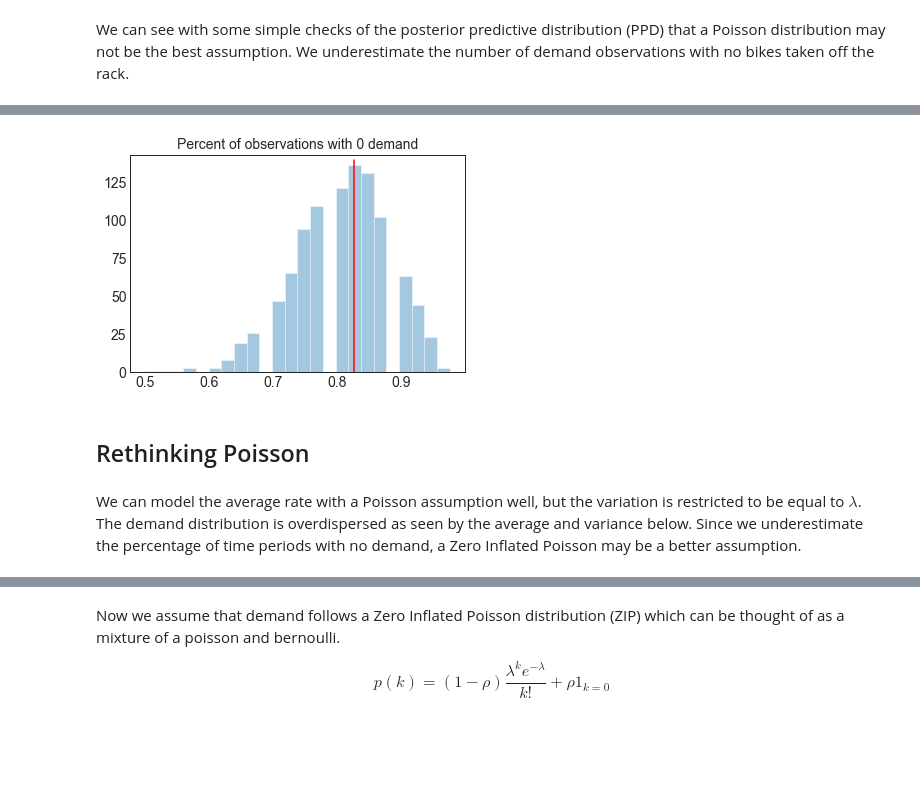
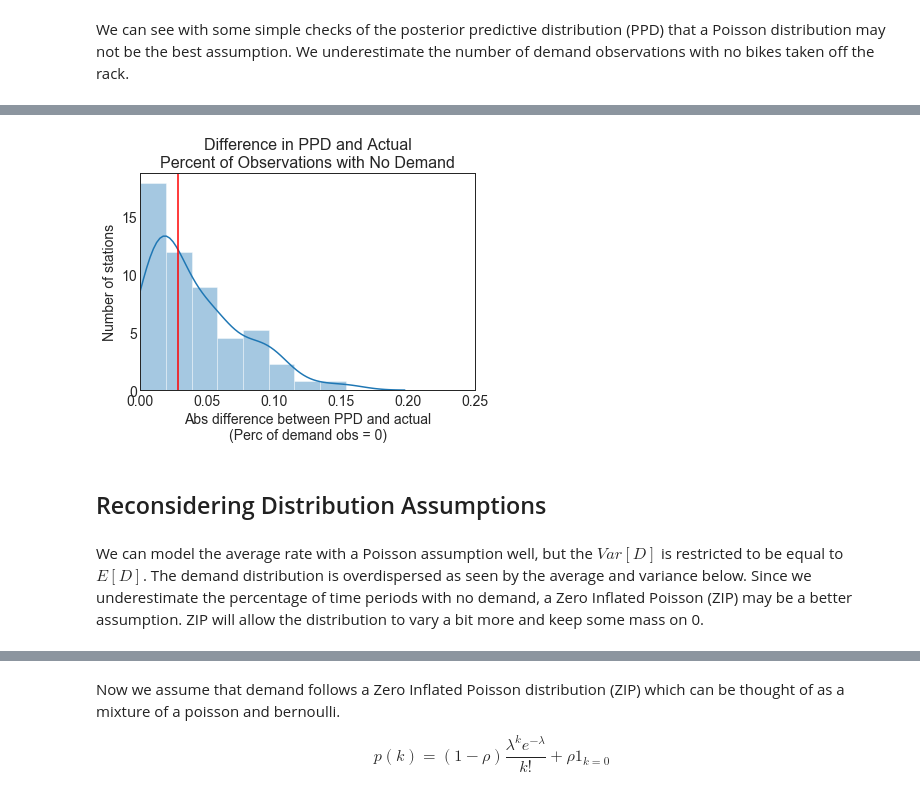
Before and after one commit to ssharpe42/probprog-finalproject, a Jupyter notebook: final-project/final-notebook.ipynb, the cells around one changed output, grey strips where cells are left out. Saved outputs shown, nothing was run; the diff lists cells and outputs as text; code cells hidden in the pictures; blank space fills up the shorter version.

Commit message:
changes to weather/combine notebook

```diff
--- a/final-project/final-notebook.ipynb
+++ b/final-project/final-notebook.ipynb
@@ -176,14 +202,18 @@ compare_test_statistic(test.demand.values, post_samples_base, stat=mean, title =
-# %%
-indx = (test.start_station_id==10)
-
-compare_test_statistic(test.demand.values[indx], post_samples_base[:,indx],
-                       stat=perc_0, title = 'Percent of observations with 0 demand')
-# %% [output]
-[figure, removed]
-# %% [markdown]
-## Rethinking Poisson
+# %%
+baseline_perc0_compare = stat_by_station(test, post_combined, stat = perc_0)
+sns.distplot(baseline_perc0_compare['diff'])
+plt.axvline(x=baseline_perc0_compare['diff'].median(), color='red', linestyle='-')
+plt.xlim((0,.25))
+plt.xlabel('Abs difference between PPD and actual\n(Perc of demand obs = 0)')
+plt.ylabel('Number of stations')
+plt.title('Difference in PPD and Actual\nPercent of Observations with No Demand', fontsize=16)
+plt.show()
+# %% [output]
+[figure, added]
+# %% [markdown]
+## Reconsidering Distribution Assumptions
 # %% [markdown]
-We can model the average rate with a Poisson assumption well, but the variation is restricted to be equal to $\lambda$. The demand distribution is overdispersed as seen by the average and variance below. Since we underestimate the percentage of time periods with no demand, a Zero Inflated Poisson may be a better assumption.
+We can model the average rate with a Poisson assumption well, but the  $Var[D]$ is restricted to be equal to $E[D]$. The demand distribution is overdispersed as seen by the average and variance below. Since we underestimate the percentage of time periods with no demand, a Zero Inflated Poisson (ZIP) may be a better assumption. ZIP will allow the distribution to vary a bit more and keep some mass on 0.
 # %%
 #Overdispersed
 print(f'Demand mean: {train["demand"].mean().round(3)}')
```
Also changed, not shown: parts of 71 cells of this notebook, 17 other files.
